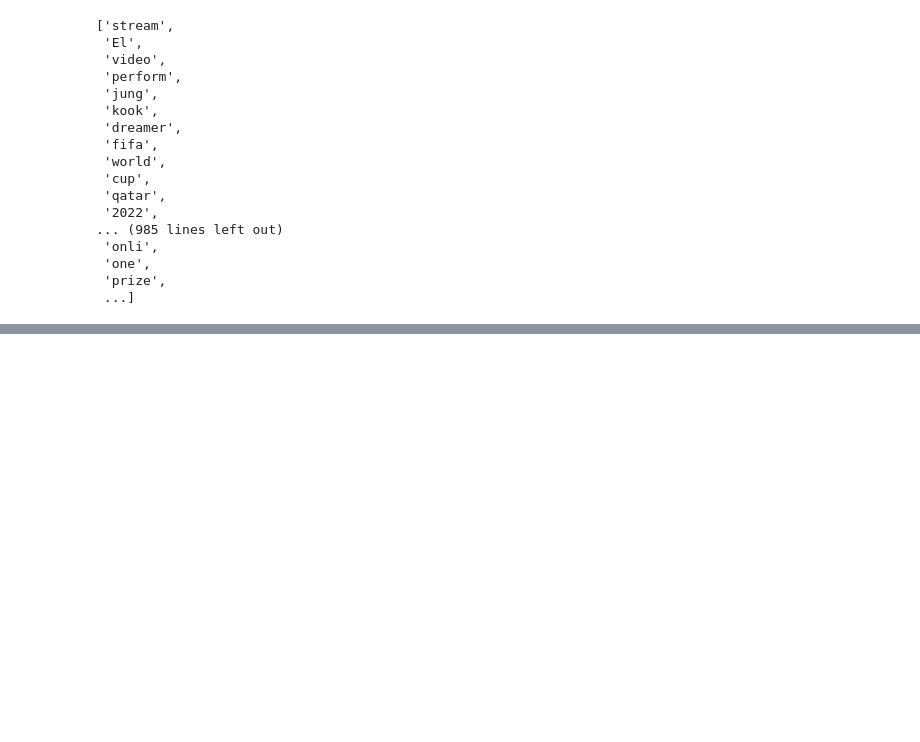
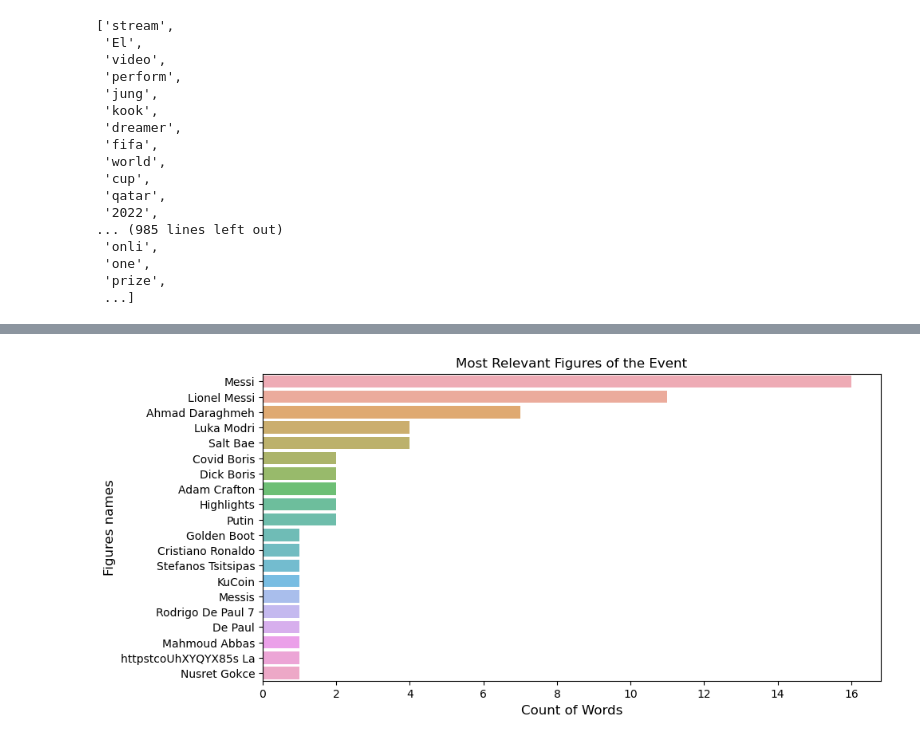
Before and after one commit to YoussefCheikhani/TwitterSentimentAnalysis, a Jupyter notebook: TwitterNLP.ipynb, the cells around one changed output, grey strips where cells are left out. Saved outputs shown, nothing was run; the diff lists cells and outputs as text; code cells hidden in the pictures; blank space fills up the shorter version.

```diff
--- a/TwitterNLP.ipynb
+++ b/TwitterNLP.ipynb
@@ -211,0 +240,13 @@ Name: 0, dtype: int64
+# %%
+df8 = df6.where(df6['Entity']=='PERSON')
+df8 = df8['Word'].value_counts()
+# %%
+df = df8[:20,]
+plt.figure(figsize=(10,5))
+sns.barplot(x=df.values, y=df.index,alpha=0.8)
+plt.title("Most Relevant Figures of the Event")
+plt.ylabel("Figures names",fontsize=12)
+plt.xlabel("Count of Words",fontsize=12)
+plt.show()
+# %% [output]
+[figure, added]
```
Also changed, not shown: parts of 10 cells of this notebook.
